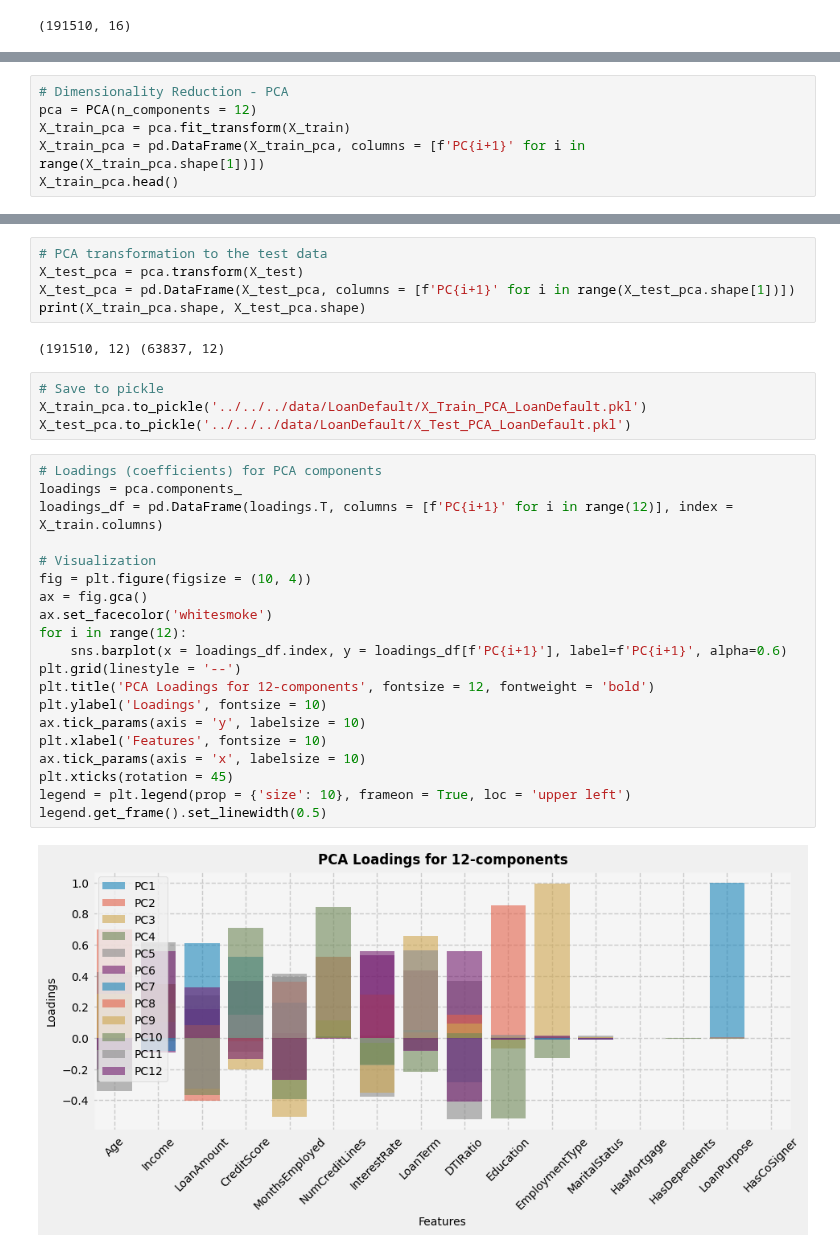
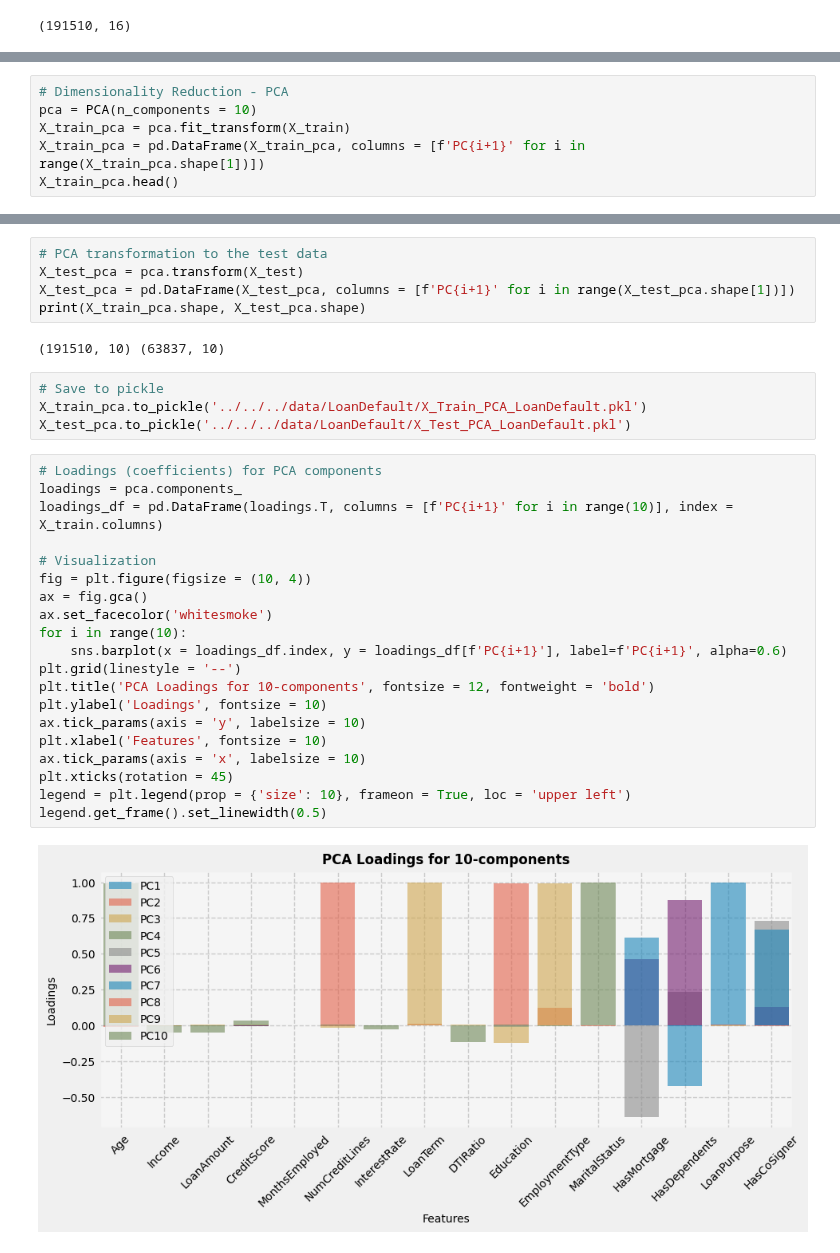
Before and after one commit to sranillac/SRC_UniOvi, a Jupyter notebook: ML-IA/src/ML-Classification/LoanDefault/SRC_Dimension_Reduction_LoanDefault.ipynb, the cells around one changed output, grey strips where cells are left out. Drawn from its saved outputs; the diff is of its cells as text.

```diff
--- a/ML-IA/src/ML-Classification/LoanDefault/SRC_Dimension_Reduction_LoanDefault.ipynb
+++ b/ML-IA/src/ML-Classification/LoanDefault/SRC_Dimension_Reduction_LoanDefault.ipynb
@@ -57,6 +56,6 @@ legend.get_frame().set_linewidth(0.5)
 # %%
 # Dimensionality Reduction - PCA
-pca = PCA(n_components = 12)
+pca = PCA(n_components = 10)
 X_train_pca = pca.fit_transform(X_train)
 X_train_pca = pd.DataFrame(X_train_pca, columns = [f'PC{i+1}' for i in range(X_train_pca.shape[1])])
 X_train_pca.head()
@@ -73,7 +72,7 @@ X_test_pca = pca.transform(X_test)
 X_test_pca = pd.DataFrame(X_test_pca, columns = [f'PC{i+1}' for i in range(X_test_pca.shape[1])])
 print(X_train_pca.shape, X_test_pca.shape)
 # %% [output]
-(191510, 12) (63837, 12)
+(191510, 10) (63837, 10)
 # %%
 # Save to pickle
 X_train_pca.to_pickle('../../../data/LoanDefault/X_Train_PCA_LoanDefault.pkl')
@@ -81,22 +80,22 @@ X_test_pca.to_pickle('../../../data/LoanDefault/X_Test_PCA_LoanDefault.pkl')
 # %%
 # Loadings (coefficients) for PCA components
 loadings = pca.components_
-loadings_df = pd.DataFrame(loadings.T, columns = [f'PC{i+1}' for i in range(12)], index = X_train.columns)
+loadings_df = pd.DataFrame(loadings.T, columns = [f'PC{i+1}' for i in range(10)], index = X_train.columns)
 
 # Visualization
 fig = plt.figure(figsize = (10, 4))
 ax = fig.gca()
 ax.set_facecolor('whitesmoke')
-for i in range(12):
+for i in range(10):
     sns.barplot(x = loadings_df.index, y = loadings_df[f'PC{i+1}'], label=f'PC{i+1}', alpha=0.6)
 plt.grid(linestyle = '--')
-plt.title('PCA Loadings for 12-components', fontsize = 12, fontweight = 'bold')
+plt.title('PCA Loadings for 10-components', fontsize = 12, fontweight = 'bold')
 plt.ylabel('Loadings', fontsize = 10)
 ax.tick_params(axis = 'y', labelsize = 10)
 plt.xlabel('Features', fontsize = 10)
 ax.tick_params(axis = 'x', labelsize = 10)
 plt.xticks(rotation = 45)
 legend = plt.legend(prop = {'size': 10}, frameon = True, loc = 'upper left')
 legend.get_frame().set_linewidth(0.5)
 # %% [output]
-[figure, old version]
+[figure, new version]
```
Also changed, not shown: parts of 3 cells of this notebook, 2 other files.
